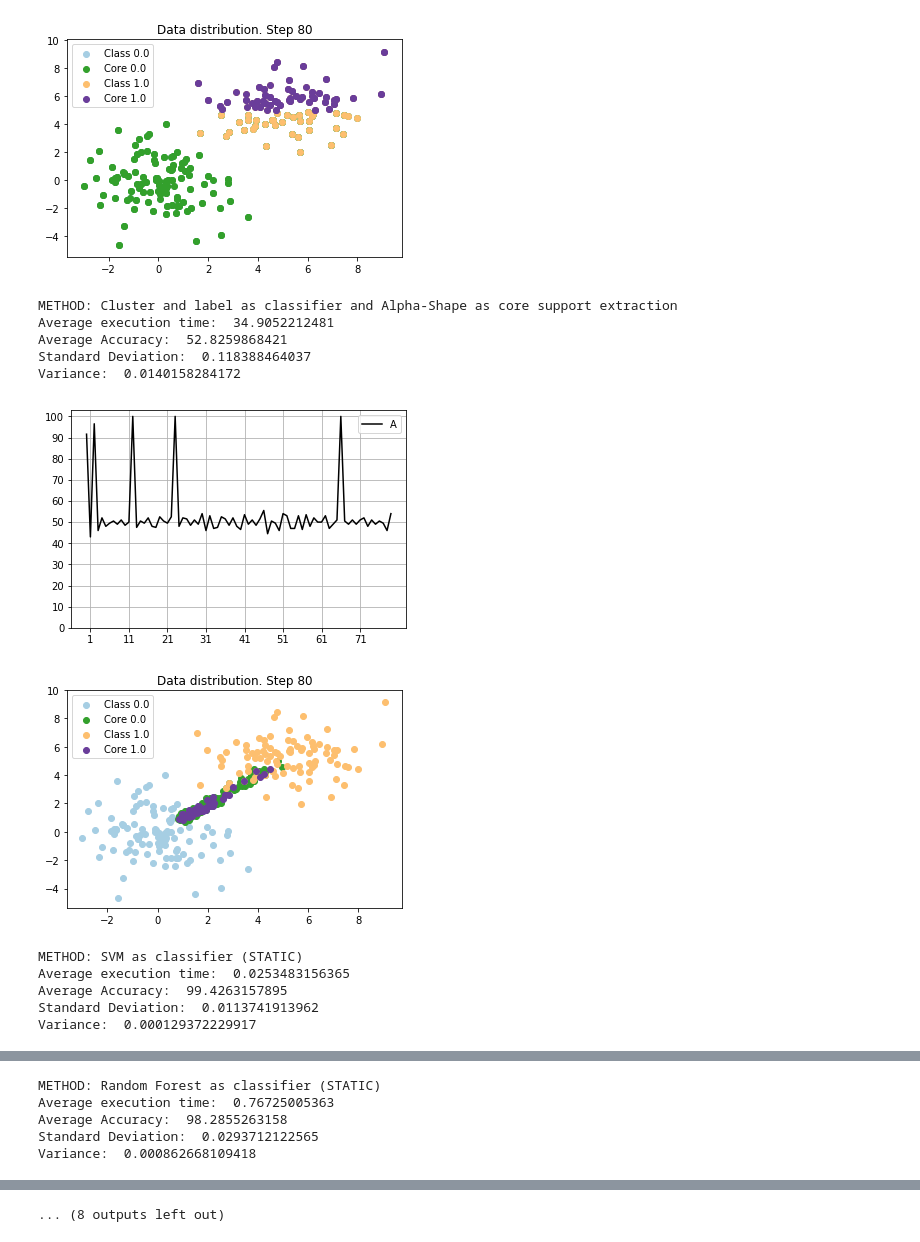
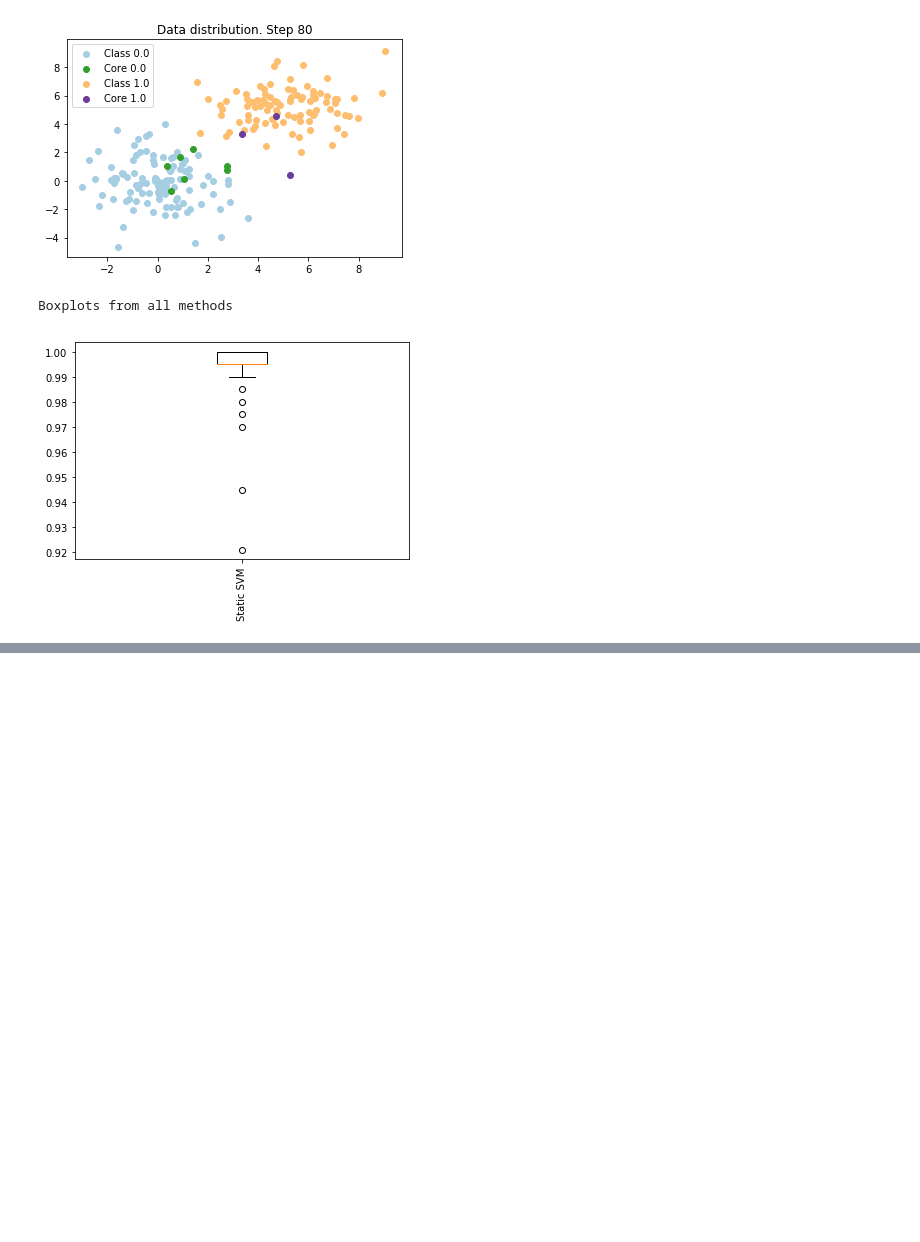
Before and after one commit to raulsenaferreira/Systems-Engineering, a Jupyter notebook: Dissertation/notebooks/Datasets benchmarking/sinthetic/One_Class_Diagonal_Translation_2D.ipynb, the cells around one changed output, grey strips where cells are left out. Drawn from its saved outputs; the diff is of its cells as text; code cells hidden in the pictures; blank space fills up the shorter version.

```diff
--- a/Dissertation/notebooks/Datasets benchmarking/sinthetic/One_Class_Diagonal_Translation_2D.ipynb
+++ b/Dissertation/notebooks/Datasets benchmarking/sinthetic/One_Class_Diagonal_Translation_2D.ipynb
@@ -1,6 +1,9 @@
 # %%
 import sys
 import os
+from pathlib import Path
+os.chdir(Path(__file__).resolve().parents[2])
+
 import matplotlib.pyplot as plt
 from source import plotFunctions
 from timeit import default_timer as timer
@@ -15,10 +18,8 @@ from methods import proposed_gmm_core_extraction
 from methods import improved_intersection
 from methods import compose
 from methods import compose_gmm_version
-'''
-from experiments.methods import compose3
-from experiments.methods import intersection
-'''
+from methods import fast_compose
+#from experiments.methods import intersection
 
 
 
@@ -116,26 +117,26 @@ def main():
     Paper: Core  Support  Extraction  for  Learning  from  Initially  Labeled Nonstationary  Environments  using  COMPOSE
     link: http://s3.amazonaws.com/academia.edu.documents/45784667/2014_-_Core_Support_Extraction_for_Learning_from_Initially_Labeled_NSE_using_COMPOSE_-_IJCNN.pdf?AWSAccessKeyId=AKIAIWOWYYGZ2Y53UL3A&Expires=1489296600&Signature=9Z5DQZeDxcCtHUw7445uELSkgBg%3D&response-content-disposition=inline%3B%20filename%3DCore_support_extraction_for_learning_fro.pdf
     '''
-    experiments[0] = Experiment(compose_gmm_version)
+    #experiments[0] = Experiment(compose_gmm_version)
 
     '''
     Original compose (alpha-shape version)
     '''
-    experiments[1] = Experiment(compose)
+    #experiments[1] = Experiment(compose)
 
     '''
     SVM / Random Forest
     '''
     experiments[2] = Experiment(static_svm)
-    experiments[3] = Experiment(static_rf)
+    #experiments[3] = Experiment(static_rf)
 
     ''' Proposed Method 1 (GMM core extraction) '''
-    experiments[4] = Experiment(proposed_gmm_core_extraction)
+    #experiments[4] = Experiment(proposed_gmm_core_extraction)
 
     '''
     Proposed method 2 (Intersection between two distributions + GMM)
     '''
-    experiments[5] = Experiment(improved_intersection)
+    #experiments[5] = Experiment(improved_intersection)
 
     ''' Proposed Method 3 (Alvim) '''
     ##experiments[4] = Experiment(compose3, dataValues, dataLabels, "STARTING TEST with Cluster and label as classifier and GMM / KDE as cutting data")
@@ -167,13 +168,3 @@ Variance:  0.00245527337258
-[figure, old version]
+[figure, new version]
-METHOD: Cluster and label as classifier and Alpha-Shape as core support extraction
-Average execution time:  34.9052212481
-Average Accuracy:  52.8259868421
-Standard Deviation:  0.118388464037
-Variance:  0.0140158284172
+Boxplots from all methods
-[figure, old version]
+[figure, new version]
-[figure, removed]
-METHOD: SVM as classifier (STATIC)
-Average execution time:  0.0253483156365
-Average Accuracy:  99.4263157895
-Standard Deviation:  0.0113741913962
-Variance:  0.000129372229917
@@ -182,5 +170,0 @@ Variance:  0.000129372229917
-METHOD: Random Forest as classifier (STATIC)
-Average execution time:  0.76725005363
-Average Accuracy:  98.2855263158
-Standard Deviation:  0.0293712122565
-Variance:  0.000862668109418
@@ -189 +170,0 @@ Variance:  0.000862668109418
-... (8 outputs left out)
```
Also changed, not shown: parts of 1 cell of this notebook, 14 other files.
